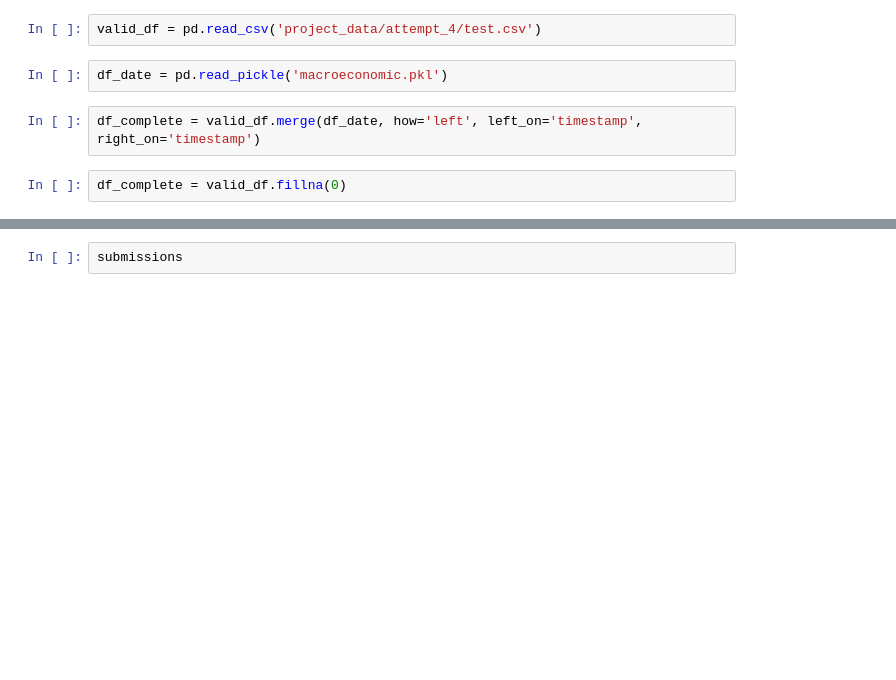
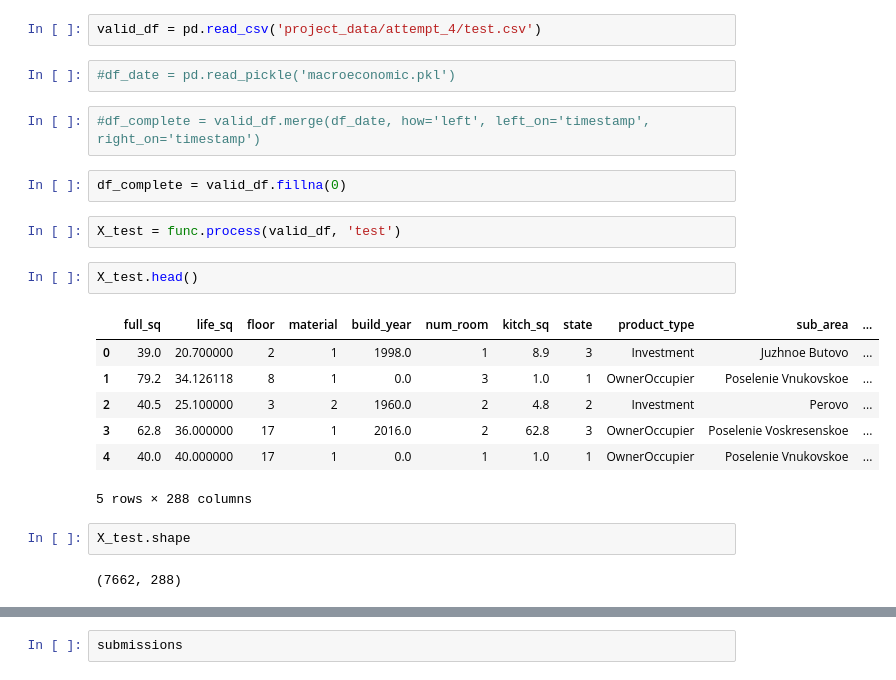
Before and after one commit to fandom170/GB_Final, a Jupyter notebook: refining_of_model_and_dataset.ipynb, the cells around one changed output, grey strips where cells are left out. Saved outputs shown, nothing was run; the diff lists cells and outputs as text; blank space fills up the shorter version.

```diff
--- a/refining_of_model_and_dataset.ipynb
+++ b/refining_of_model_and_dataset.ipynb
@@ -12,8 +20,24 @@ model = pickle.load(open(filename, 'rb'))
 # %%
 valid_df = pd.read_csv('project_data/attempt_4/test.csv')
 # %%
-df_date = pd.read_pickle('macroeconomic.pkl')
+#df_date = pd.read_pickle('macroeconomic.pkl')
 # %%
-df_complete = valid_df.merge(df_date, how='left', left_on='timestamp', right_on='timestamp')
+#df_complete = valid_df.merge(df_date, how='left', left_on='timestamp', right_on='timestamp')
 # %%
 df_complete = valid_df.fillna(0)
+# %%
+X_test = func.process(valid_df, 'test')
+# %%
+X_test.head()
+# %% [output]
+|  | full_sq | life_sq | floor | material | build_year | num_room | kitch_sq | state | product_type | sub_area | ... |
+| 0 | 39.0 | 20.700000 | 2 | 1 | 1998.0 | 1 | 8.9 | 3 | Investment | Juzhnoe Butovo | ... |
+| 1 | 79.2 | 34.126118 | 8 | 1 | 0.0 | 3 | 1.0 | 1 | OwnerOccupier | Poselenie Vnukovskoe | ... |
+| 2 | 40.5 | 25.100000 | 3 | 2 | 1960.0 | 2 | 4.8 | 2 | Investment | Perovo | ... |
+| 3 | 62.8 | 36.000000 | 17 | 1 | 2016.0 | 2 | 62.8 | 3 | OwnerOccupier | Poselenie Voskresenskoe | ... |
+| 4 | 40.0 | 40.000000 | 17 | 1 | 0.0 | 1 | 1.0 | 1 | OwnerOccupier | Poselenie Vnukovskoe | ... |
+5 rows × 288 columns
+# %%
+X_test.shape
+# %% [output]
+(7662, 288)
```
Also changed, not shown: parts of 8 cells of this notebook, 4 other files.
